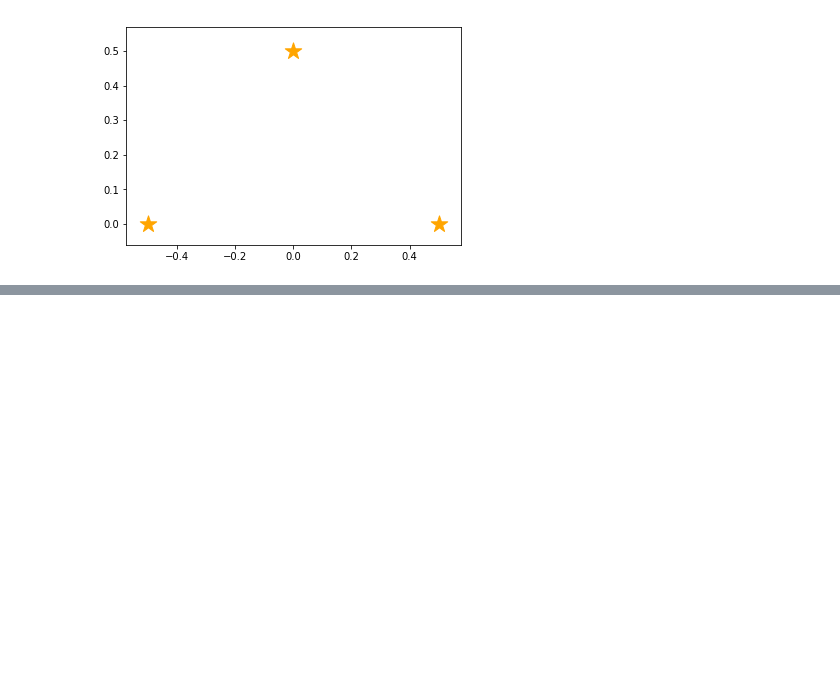
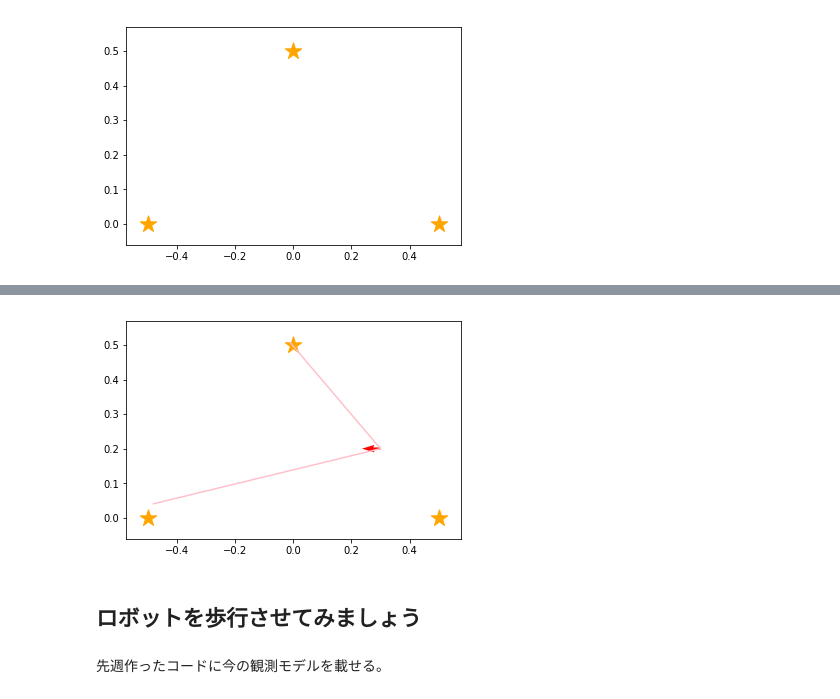
Before and after one commit to ryuichiueda/probrobo2017, a Jupyter notebook: 04.ipynb, the cells around one changed output, grey strips where cells are left out. Drawn from its saved outputs; the diff is of its cells as text; code cells hidden in the pictures; blank space fills up the shorter version.

```diff
--- a/04.ipynb
+++ b/04.ipynb
@@ -51,0 +102,27 @@ actual_landmarks.draw()
+# %%
+def observation(pose, landmark):
+    actual_distance,actual_direction = relative_landmark_pos(pose,landmark)
+    # 方向の制限（cosの値が正）
+    if (math.cos(actual_direction) < 0.0):
+        return None
+
+    measured_distance = random.gauss(actual_distance,actual_distance*0.1)
+    measured_direction = random.gauss(actual_direction,5.0/180.0*math.pi)
+
+    return (measured_distance, measured_direction)
+
+def observations(pose,landmarks):
+    return filter(lambda x: x != None, [ observation(pose,e) for e in landmarks])
+# %%
+actual_x = np.array([0.3,0.2,math.pi*180.0/180])   #姿勢は変えること
+measurements = observations(actual_x, actual_landmarks)
+
+draw_landmarks(actual_landmarks)
+draw_robot(actual_x)
+draw_observations(actual_x, measurements)
+# %% [output]
+[figure, added]
+# %% [markdown]
+## ロボットを歩行させてみましょう
+# %% [markdown]
+先週作ったコードに今の観測モデルを載せる。
```
Also changed, not shown: parts of 13 cells of this notebook.
